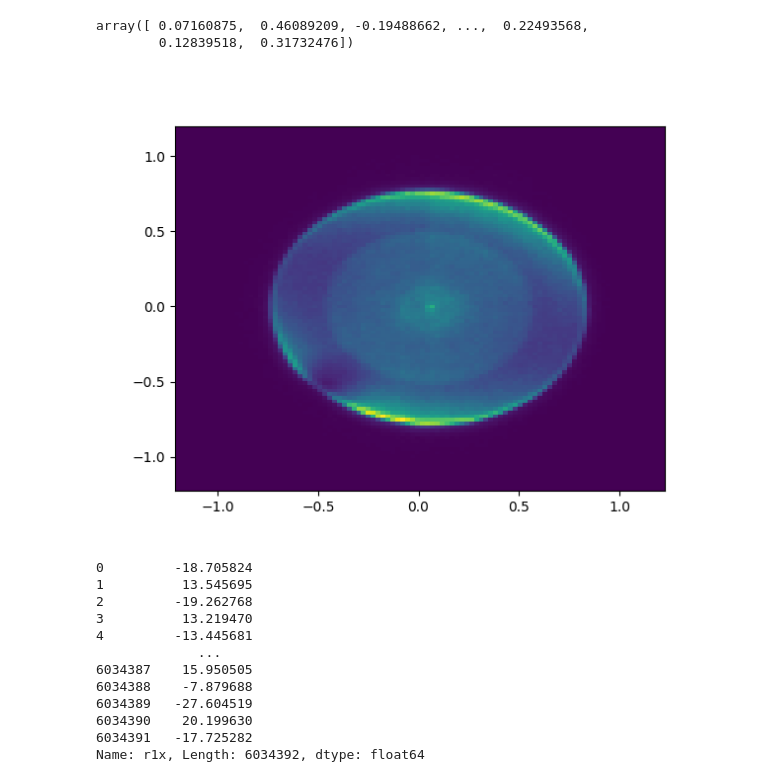
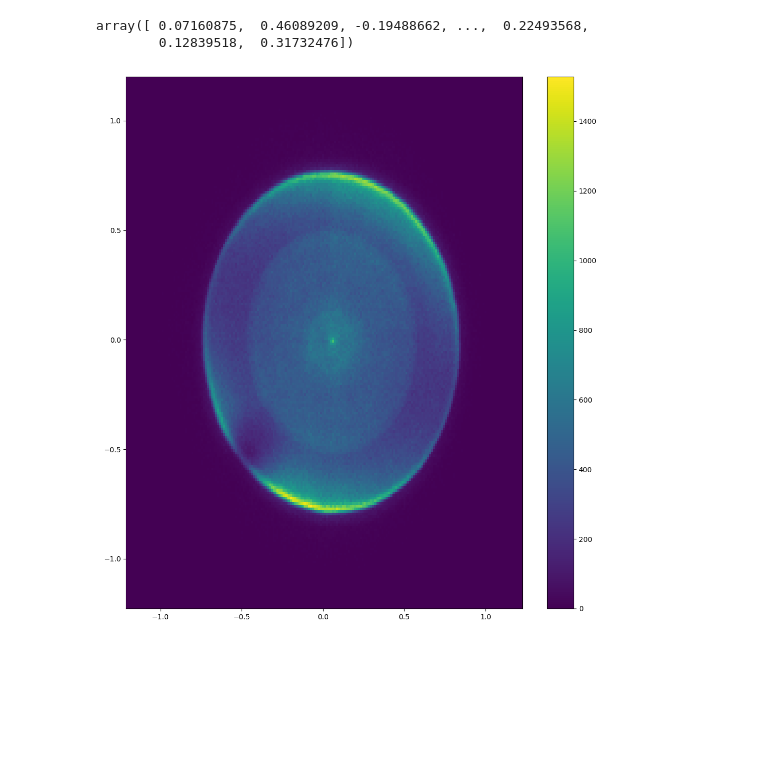
Before and after one commit to McGinnis-Atom/py_coltrims, a Jupyter notebook: python-ipa.ipynb, the cells around one changed output. Drawn from its saved outputs; the diff is of its cells as text; code cells hidden in the pictures; blank space fills up the shorter version.

```diff
--- a/python-ipa.ipynb
+++ b/python-ipa.ipynb
@@ -162,7 +162,7 @@ time_ns_SI    = 2.418_884_326_585_7e-8
 bField_Gauss_to_ns = lambda x: 1e9*(2*np.pi*9.1093837e-31)/(1.60217733e-19*x*1e-4)
 energy_eV_SI  = 27.211_386_245_988
 # %%
-df = pd.read_csv("dataCOfull.zip")
+df = pd.read_csv(r"D:\ELCH-Programm\dataCOfull.zip")
 df["r1m"] = 0
 df["r1q"] = 0
 df["r2m"] = 0
@@ -960,22 +960,11 @@ array([ 0.07160875,  0.46089209, -0.19488662, ...,  0.22493568,
         0.12839518,  0.31732476])
 # %%
 plt.gcf().clear()
-plt.hist2d(reaction.e[0].px(), reaction.e[0].py(), bins=100)
+plt.hist2d(reaction.e[0].px(), reaction.e[0].py(), bins=200)
+plt.colorbar()
+plt.tight_layout()
 plt.show()
 # %% [output]
-[figure, old version]
+[figure, new version]
 # %%
 df["r1x"]
-# %% [output]
-0         -18.705824
-1          13.545695
-2         -19.262768
-3          13.219470
-4         -13.445681
-             ...
-6034387    15.950505
-6034388    -7.879688
-6034389   -27.604519
-6034390    20.199630
-6034391   -17.725282
-Name: r1x, Length: 6034392, dtype: float64
```
Also changed, not shown: parts of 11 cells of this notebook, 1 other file.
